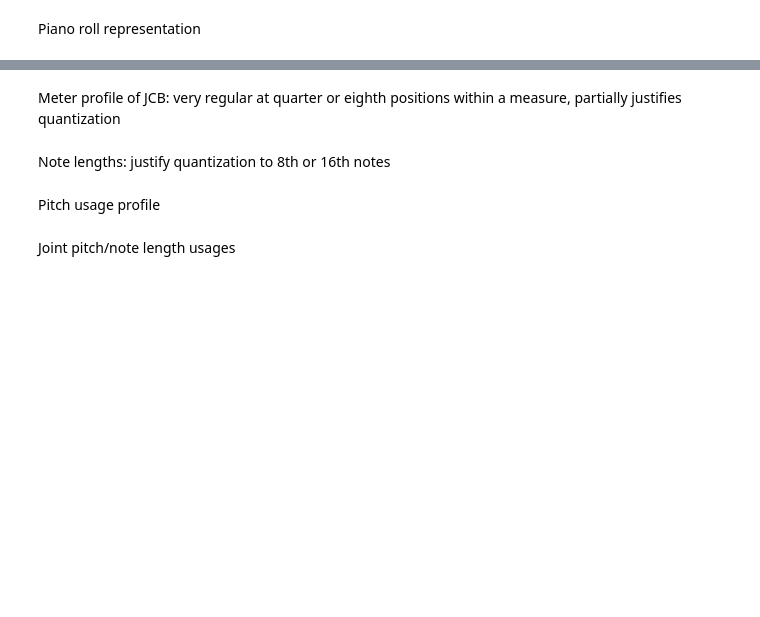
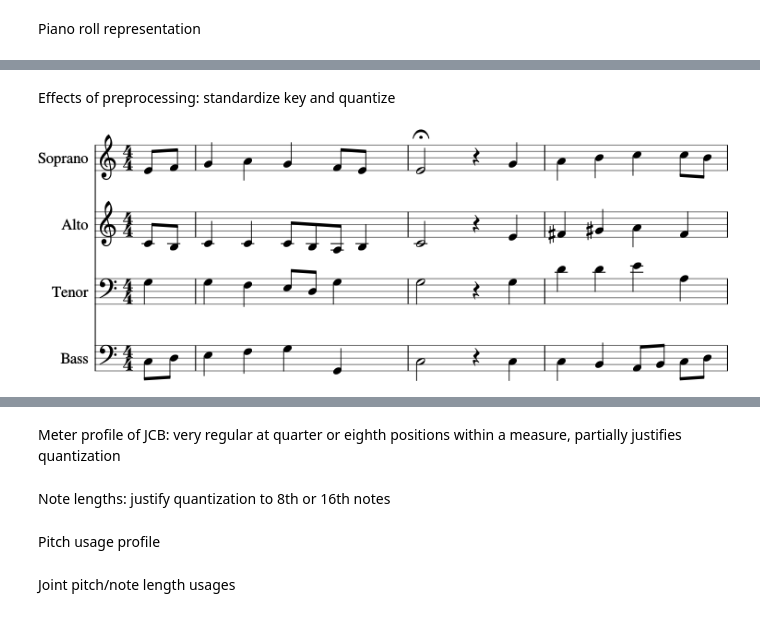
Before and after one commit to feynmanliang/mlsalt-thesis, a Jupyter notebook: notebooks/Corpus studies.ipynb, the cells around one changed output, grey strips where cells are left out. Drawn from its saved outputs; the diff is of its cells as text; code cells hidden in the pictures; blank space fills up the shorter version.

```diff
--- a/notebooks/Corpus studies.ipynb
+++ b/notebooks/Corpus studies.ipynb
@@ -14,12 +14,14 @@ import datasets
 # %%
+QUANTIZE_QUARTER_NOTE_SUBDIVISION = 2
+
 catalog = stream.Opus()
 catalog_transpose = stream.Opus() # transposed to Cmaj/Amin
 catalog_transpose_quantize = stream.Opus() # transposed and quantized
-for workName in corpus.getBachChorales()[:10]:
+for workName in corpus.getBachChorales():
     work = converter.parse(workName)
     firstTS = work.flat.getTimeSignatures()[0]
     if firstTS.ratioString == '4/4': #Filter for every Bach chorale that is in 4/4
         catalog.append(work)
         transposed = datasets.standardize_key(work)
         catalog_transpose.append(transposed)
-        catalog_transpose_quantize.append(transposed.quantize([2]))
+        catalog_transpose_quantize.append(transposed.quantize([QUANTIZE_QUARTER_NOTE_SUBDIVISION]))
@@ -99,0 +100,8 @@ plt.show()
+# %% [markdown]
+Effects of preprocessing: standardize key and quantize
+# %%
+s_subset_processed = standardize_key(s_subset).quantize([QUANTIZE_QUARTER_NOTE_SUBDIVISION])
+s_subset.write('musicxml.png', 'bwv133-6-preproc-score.xml')
+s_subset_processed.show()
+# %% [output]
+[figure, added]
```
Also changed, not shown: parts of 8 cells of this notebook, 7 other files.
